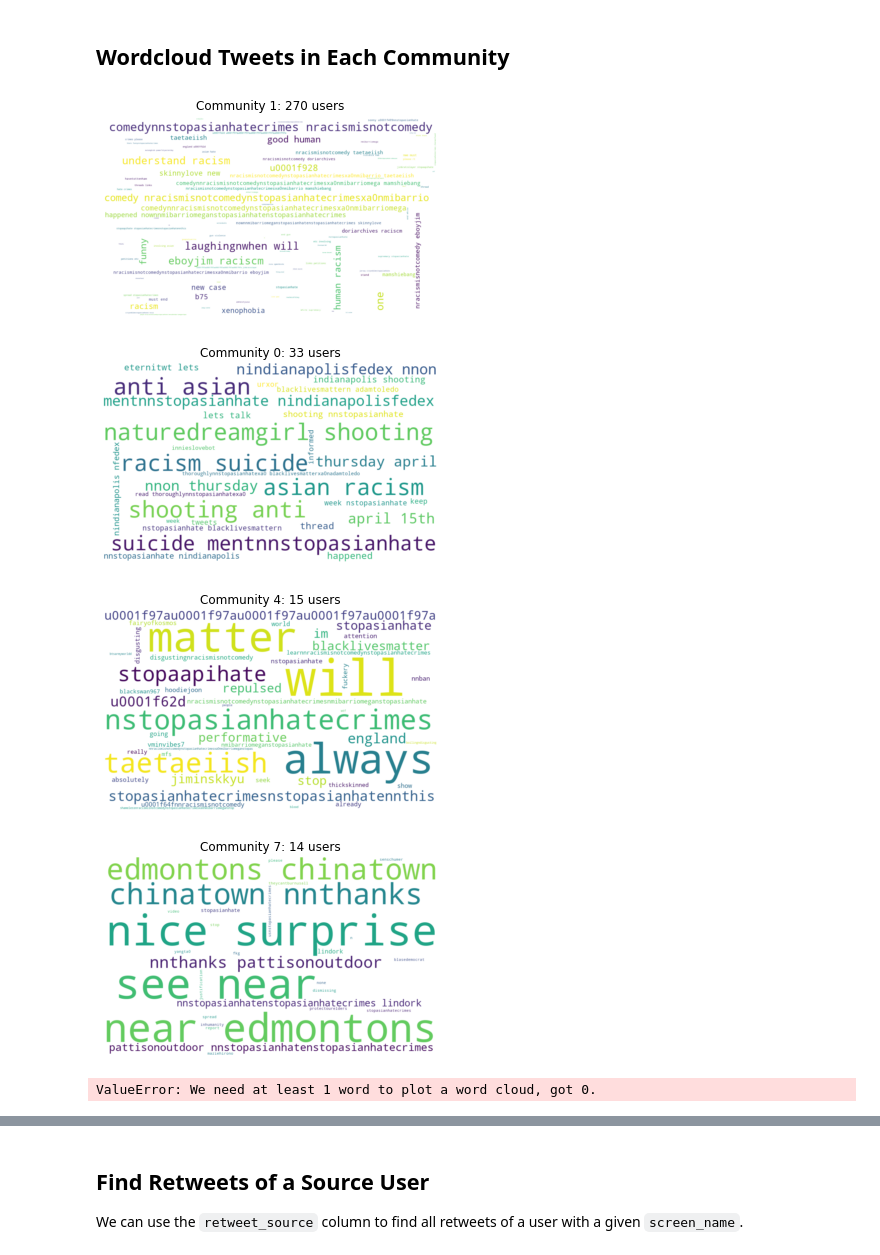
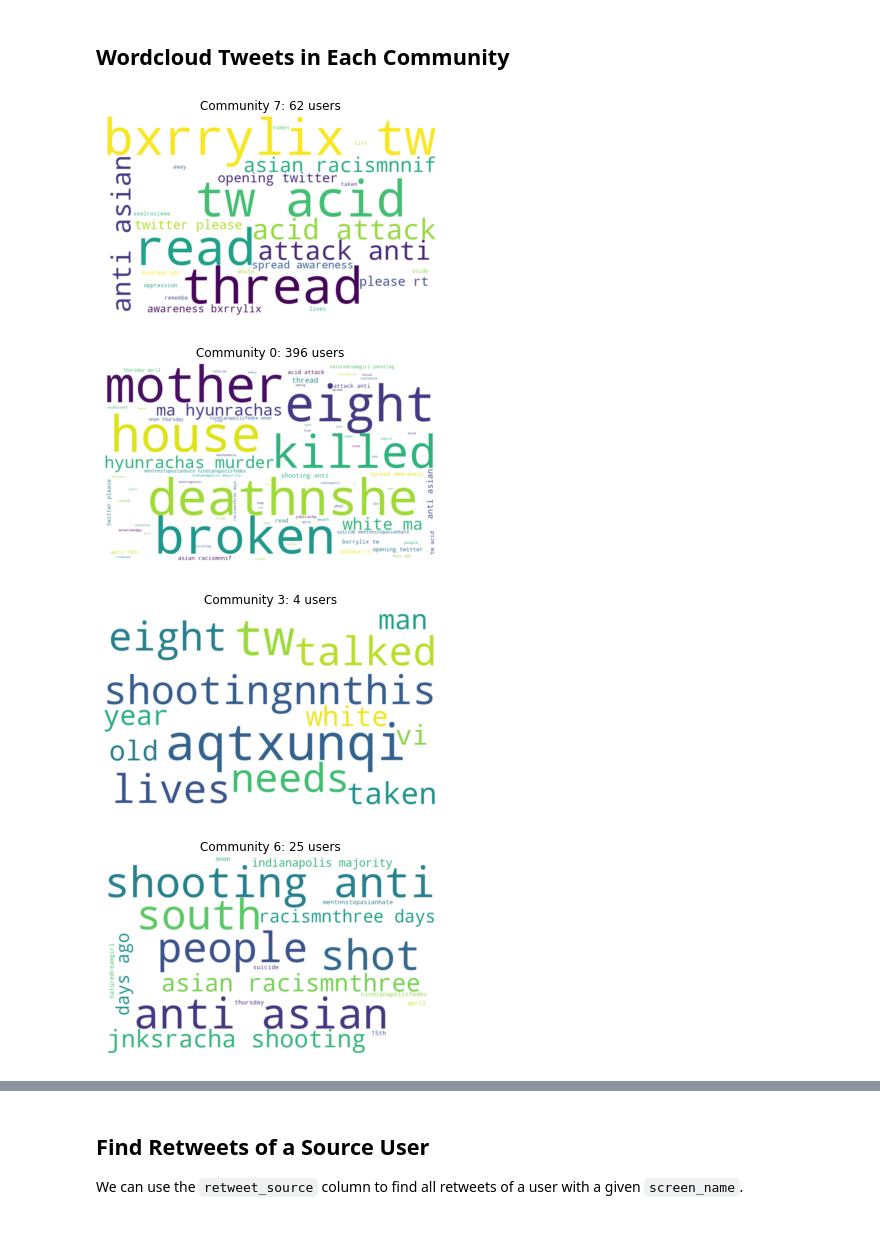
Before and after one commit to lmdisch/mgt575-SMA-final, a Jupyter notebook: keyword_analysis.ipynb, the cells around one changed output, grey strips where cells are left out. Saved outputs shown, nothing was run; the diff lists cells and outputs as text; code cells hidden in the pictures.

```diff
--- a/keyword_analysis.ipynb
+++ b/keyword_analysis.ipynb
@@ -39,7 +41,7 @@ keywords = ['boycottchina', 'CCPvirus', 'chinavirus', 'chinesevirus', 'chinalied
 # %% [markdown]
 # Build Retweet Network
 # %%
-keyword = ['stopasianhate']
+keyword = ['racism']
 
 for key in keyword:
     fname = 'data/final_project_tweets.db'
@@ -216,23 +285,28 @@ Wall time: 273 ms
 ## Wordcloud Tweets in Each Community
 # %%
 for community in df_spec.community.unique():
-    V = df_spec.screen_name[df_spec.community==community].tolist()
+    try:
+        V = df_spec.screen_name[df_spec.community==community].tolist()
 
-    df1 = df_key[df_key.screen_name.isin(V)]
+        df1 = df_key[df_key.screen_name.isin(V)]
 
-    text=' '.join(df1.text_clean.tolist()).lower()
-    stopwords = set(STOPWORDS)
+        text=' '.join(df1.text_clean.tolist()).lower()
+        stopwords = set(STOPWORDS)
+        stopwords.add('racism')
+        #stopwords.add('wuhanvirus')
+        #stopwords.add('chinavirus')
 
-    wordcloud = WordCloud(stopwords=stopwords,max_font_size=150, max_words=100, background_color="white",width=1000, height=600)
-    wordcloud.generate(text)
+        wordcloud = WordCloud(stopwords=stopwords,max_font_size=150, max_words=100, background_color="white",width=1000, height=600)
+        wordcloud.generate(text)
 
-    plt.imshow(wordcloud, interpolation="bilinear")
-    plt.title(f"Community {community}: {len(V)} users")
-    plt.axis("off")
-    plt.show()
+        plt.imshow(wordcloud, interpolation="bilinear")
+        plt.title(f"Community {community}: {len(V)} users")
+        plt.axis("off")
+        plt.show()
+    except:
+        break
 # %% [output]
-[figure, old version]
+[figure, new version]
-[figure, old version]
+[figure, new version]
-[figure, old version]
+[figure, new version]
-[figure, old version]
+[figure, new version]
-ValueError: We need at least 1 word to plot a word cloud, got 0.
```
Also changed, not shown: parts of 28 cells of this notebook, 3 other files.
